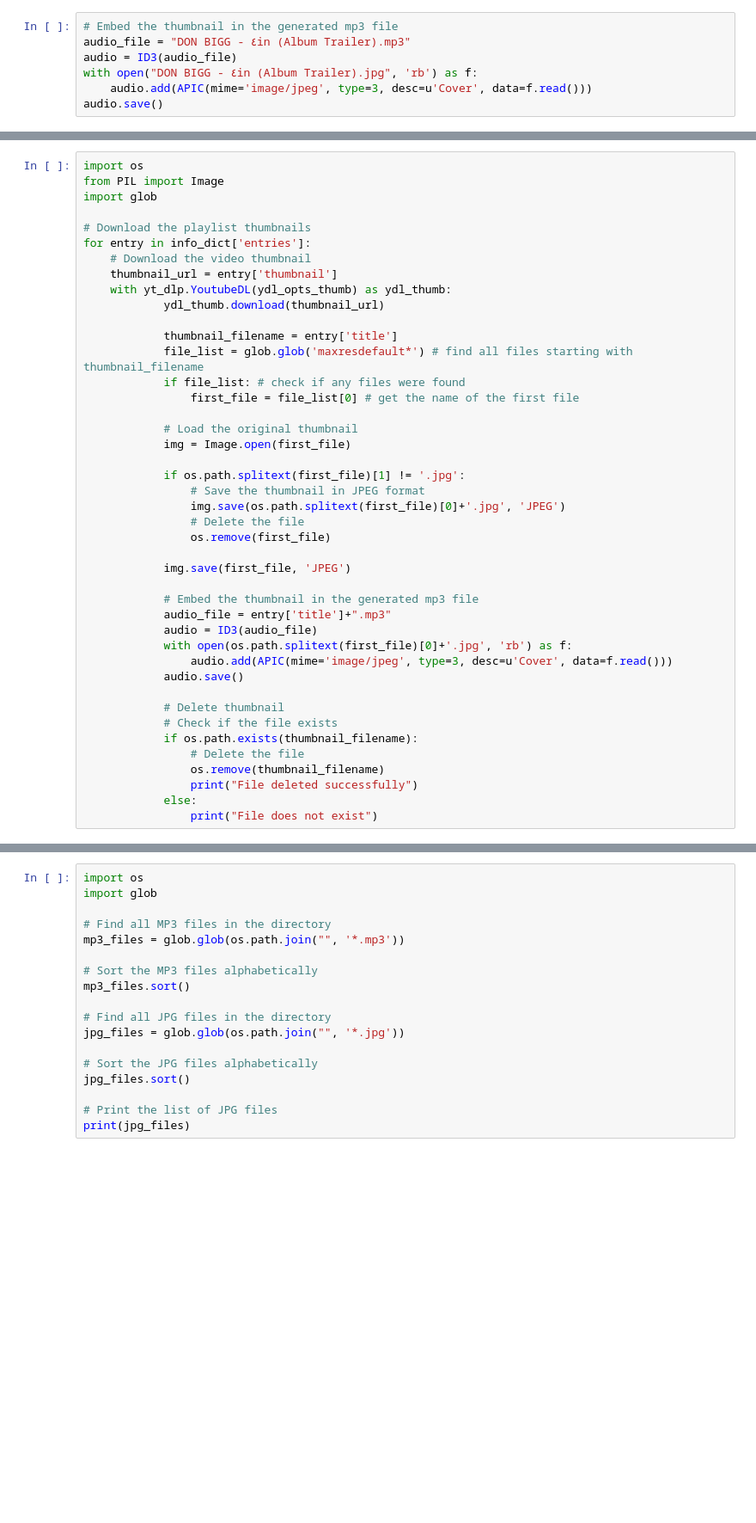
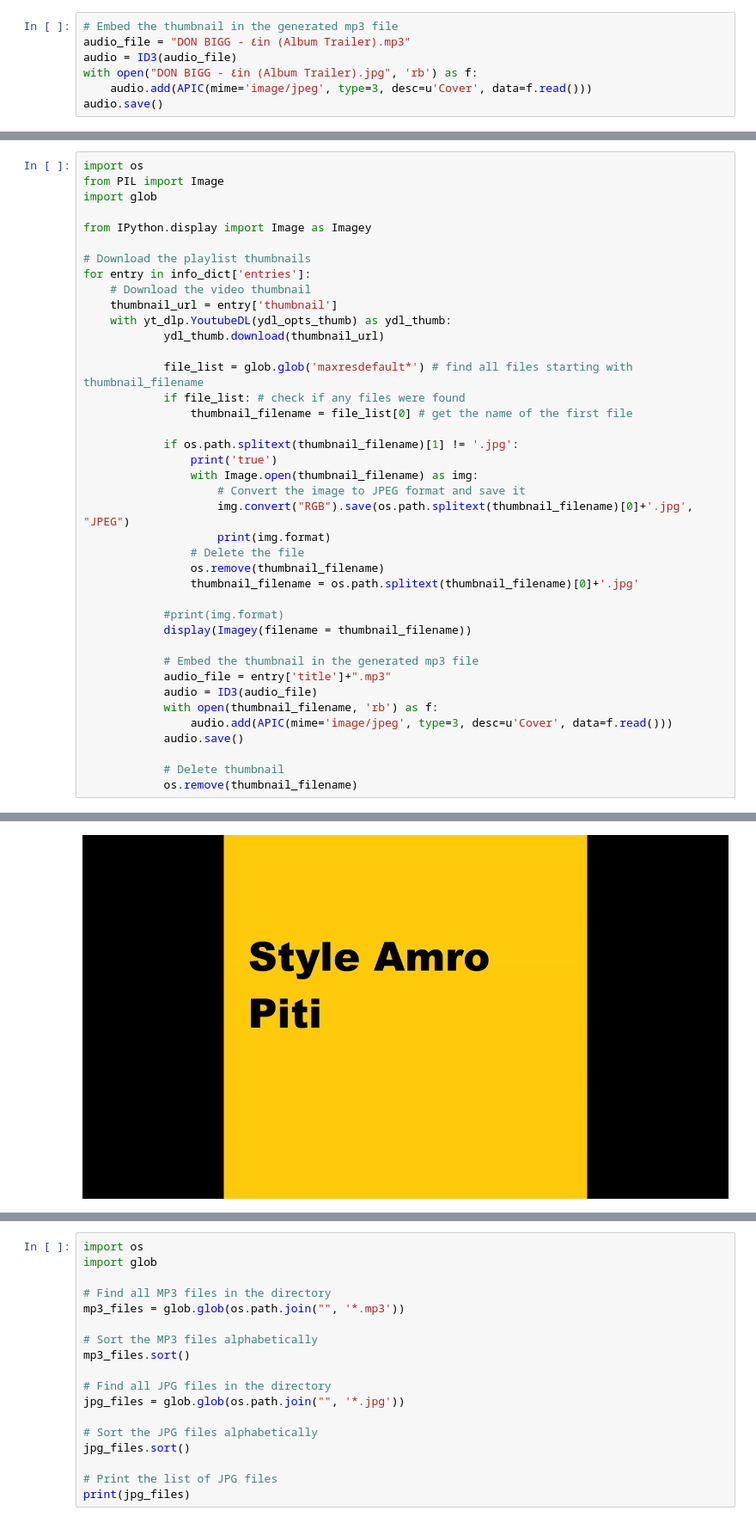
Before and after one commit to R3-da/youtube-music-downloader, a Jupyter notebook: playlist-downloader.ipynb, the cells around one changed output, grey strips where cells are left out. Shown at 86% size. Drawn from its saved outputs; the diff is of its cells as text; blank space fills up the shorter version.

```diff
--- a/playlist-downloader.ipynb
+++ b/playlist-downloader.ipynb
@@ -135,6 +118,8 @@ first_file
 import os
 from PIL import Image
 import glob
+
+from IPython.display import Image as Imagey
 
 # Download the playlist thumbnails
 for entry in info_dict['entries']:
@@ -143,37 +128,32 @@ for entry in info_dict['entries']:
     with yt_dlp.YoutubeDL(ydl_opts_thumb) as ydl_thumb:
             ydl_thumb.download(thumbnail_url)
 
-            thumbnail_filename = entry['title']
             file_list = glob.glob('maxresdefault*') # find all files starting with thumbnail_filename
             if file_list: # check if any files were found
-                first_file = file_list[0] # get the name of the first file
+                thumbnail_filename = file_list[0] # get the name of the first file
 
-            # Load the original thumbnail
-            img = Image.open(first_file)
+            if os.path.splitext(thumbnail_filename)[1] != '.jpg':
+                print('true')
+                with Image.open(thumbnail_filename) as img:
+                    # Convert the image to JPEG format and save it
+                    img.convert("RGB").save(os.path.splitext(thumbnail_filename)[0]+'.jpg', "JPEG")
+                    print(img.format)
+                # Delete the file
+                os.remove(thumbnail_filename)
+                thumbnail_filename = os.path.splitext(thumbnail_filename)[0]+'.jpg'
 
-            if os.path.splitext(first_file)[1] != '.jpg':
-                # Save the thumbnail in JPEG format
-                img.save(os.path.splitext(first_file)[0]+'.jpg', 'JPEG')
-                # Delete the file
-                os.remove(first_file)
-
-            img.save(first_file, 'JPEG')
+            #print(img.format)
+            display(Imagey(filename = thumbnail_filename))
 
             # Embed the thumbnail in the generated mp3 file
             audio_file = entry['title']+".mp3"
             audio = ID3(audio_file)
-            with open(os.path.splitext(first_file)[0]+'.jpg', 'rb') as f:
+            with open(thumbnail_filename, 'rb') as f:
                 audio.add(APIC(mime='image/jpeg', type=3, desc=u'Cover', data=f.read()))
             audio.save()
 
             # Delete thumbnail
-            # Check if the file exists
-            if os.path.exists(thumbnail_filename):
-                # Delete the file
-                os.remove(thumbnail_filename)
-                print("File deleted successfully")
-            else:
-                print("File does not exist")
+            os.remove(thumbnail_filename)
 # %% [output]
 [generic] Extracting URL: https://i.ytimg.com/vi/csL0vOd7tWo/maxresdefault.jpg
 [generic] maxresdefault: Downloading webpage
@@ -184,0 +165 @@ WARNING: [generic] URL could be a direct video link, returning it as such.
+[figure, added]
```
Also changed, not shown: parts of 12 cells of this notebook.
